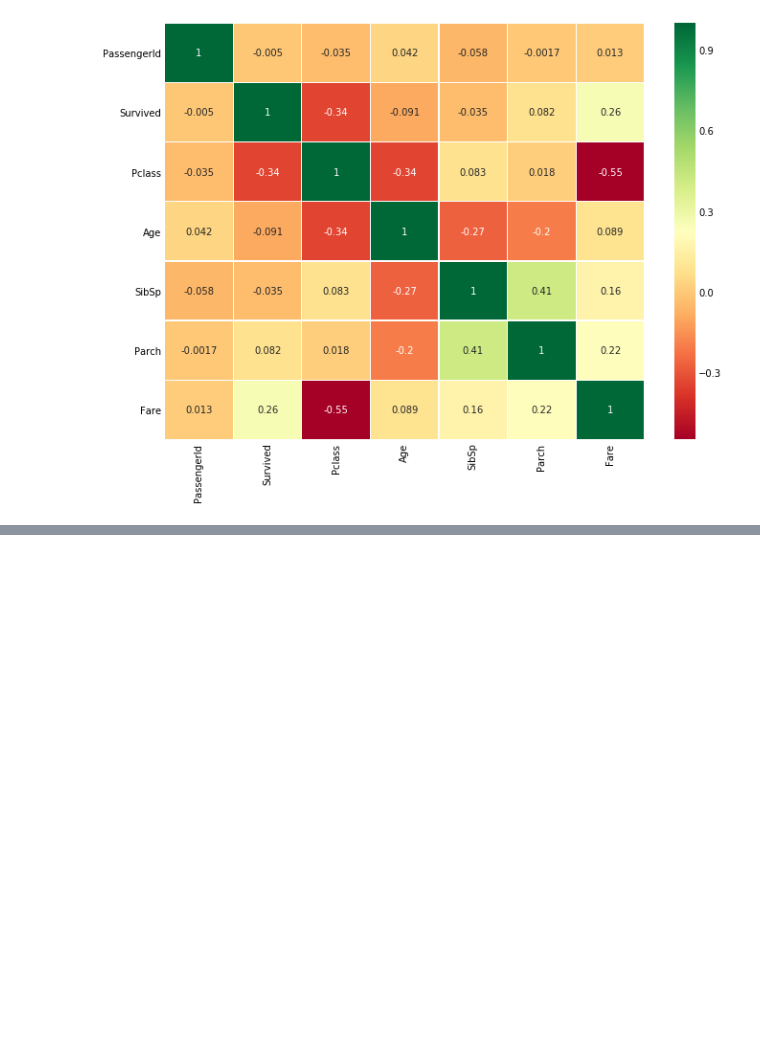
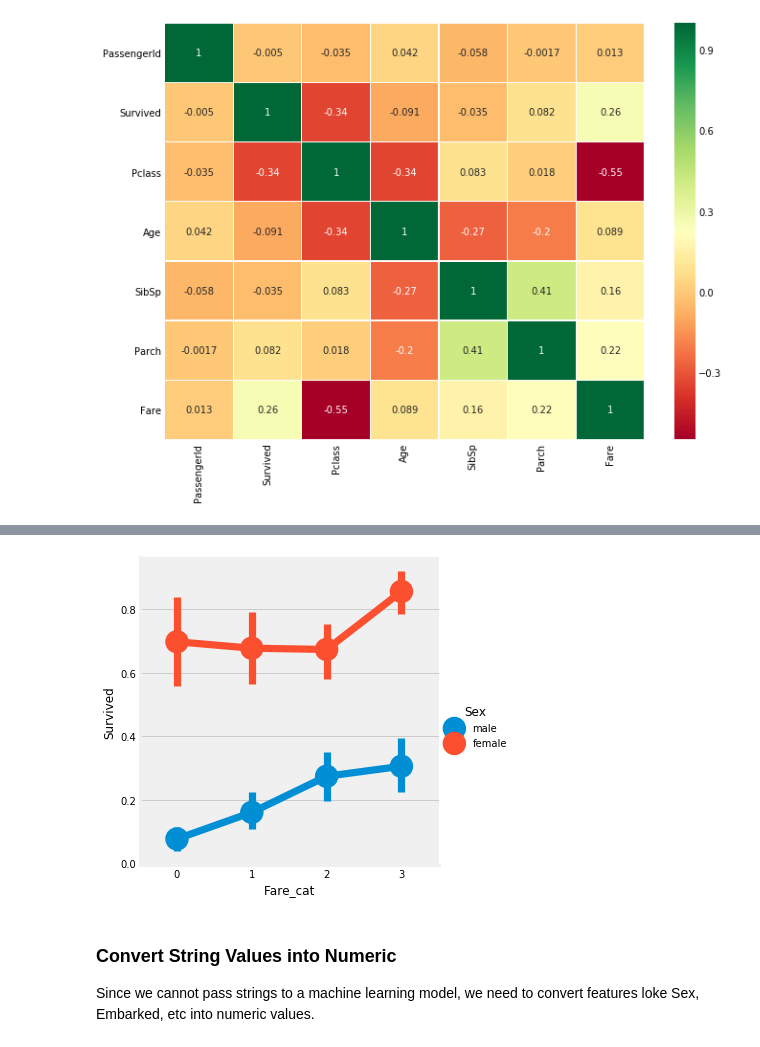
Before and after one commit to kwanhong66/KaggleShoveling, a Jupyter notebook: EDA_To_Prediction(DieTanic).ipynb, the cells around one changed output, grey strips where cells are left out. Cells and saved outputs as stored; diff of their text form; code cells hidden in the pictures; blank space fills up the shorter version.

Commit message:
[Transcription] EDA_To_Prediction(DieTanic) First Done
- Titanic: Machine Learning from Disaster
- EDA_To_Prediction(DieTanic) transcription exercise
- First transcription done

```diff
--- a/EDA_To_Prediction(DieTanic).ipynb
+++ b/EDA_To_Prediction(DieTanic).ipynb
@@ -482,0 +560,3 @@ plt.show()
+# %%
+data['Fare_Range'] = pd.qcut(data['Fare'], 4)
+data.groupby(['Fare_Range'])['Survived'].mean().to_frame().style.background_gradient(cmap='summer_r')
@@ -482,0 +570,15 @@ plt.show()
+# %%
+data['Fare_cat']=0
+data.loc[data['Fare']<=7.91,'Fare_cat']=0
+data.loc[(data['Fare']>7.91)&(data['Fare']<=14.454),'Fare_cat']=1
+data.loc[(data['Fare']>14.454)&(data['Fare']<=31),'Fare_cat']=2
+data.loc[(data['Fare']>31)&(data['Fare']<=513),'Fare_cat']=3
+# %%
+sns.factorplot('Fare_cat', 'Survived', data=data, hue='Sex')
+plt.show()
+# %% [output]
+[figure, added]
+# %% [markdown]
+### Convert String Values into Numeric
+
+Since we cannot pass strings to a machine learning model, we need to convert features loke Sex, Embarked, etc into numeric values.
```
Also changed, not shown: parts of 72 cells of this notebook.
